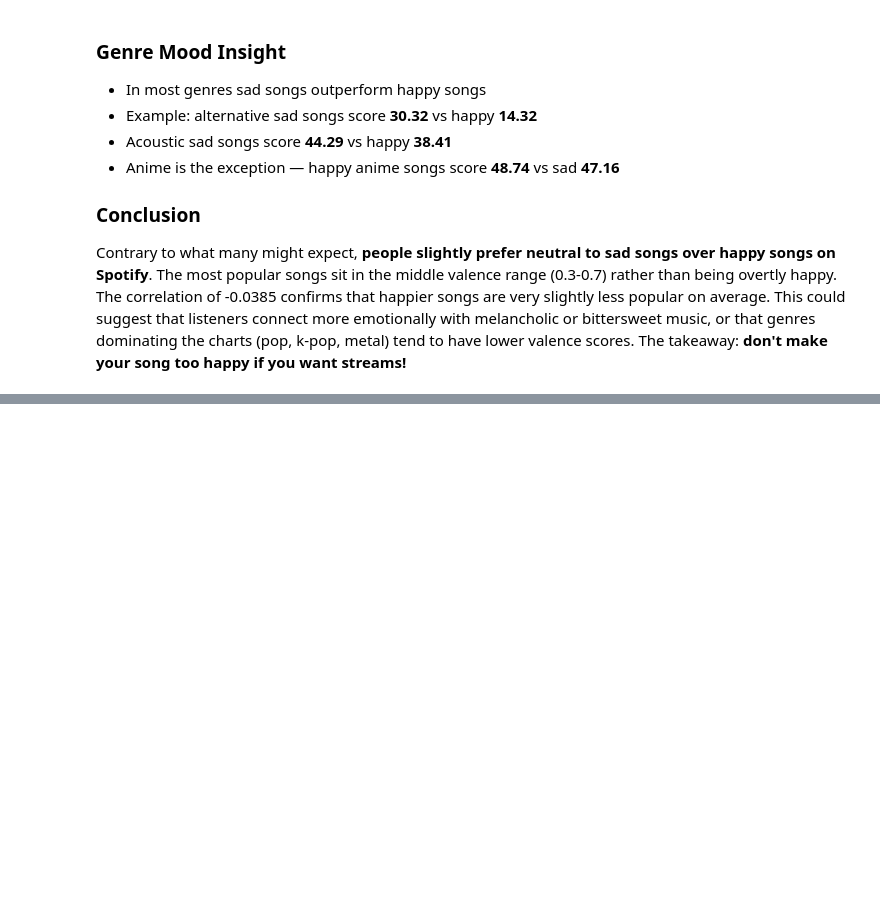
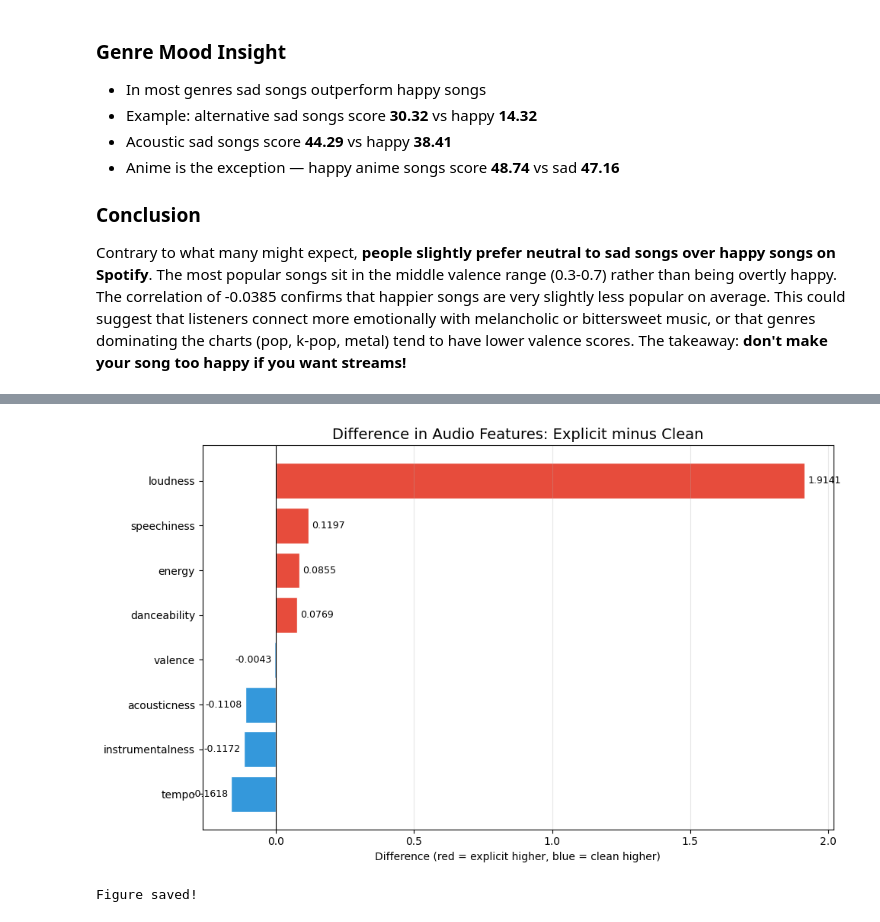
Before and after one commit to Dhumo986/cis4930-sp26-project-group-04, a Jupyter notebook: notebooks/question.ipynb, the cells around one changed output, grey strips where cells are left out. Saved outputs shown, nothing was run; the diff lists cells and outputs as text; code cells hidden in the pictures; blank space fills up the shorter version.

```diff
--- a/notebooks/question.ipynb
+++ b/notebooks/question.ipynb
@@ -414,0 +429,11 @@ The takeaway: **don't make your song too happy if you want streams!**
+# %%
+df['explicit_label'] = df['explicit'].astype(str).map({
+    'True': 'Explicit', 'False': 'Clean',
+    '1': 'Explicit', '0': 'Clean',
+    'true': 'Explicit', 'false': 'Clean'
+})
+
+print("Song count by explicit label:")
+print(df['explicit_label'].value_counts())
+print()
+print(f"Explicit songs make up {df['explicit'].mean()*100:.1f}% of the dataset")
@@ -414,0 +514,20 @@ The takeaway: **don't make your song too happy if you want streams!**
+# %%
+# Difference bar chart: which features differ the most?
+diff = comparison['Difference (Explicit - Clean)'].sort_values()
+colors = ['#E74C3C' if v > 0 else '#3498DB' for v in diff]
+
+fig, ax = plt.subplots(figsize=(10, 6))
+bars = ax.barh(diff.index, diff.values, color=colors, edgecolor='white')
+ax.axvline(0, color='black', linewidth=0.8)
+ax.bar_label(bars, fmt='%.4f', padding=3, fontsize=9)
+ax.set_title('Difference in Audio Features: Explicit minus Clean', fontsize=14)
+ax.set_xlabel('Difference (red = explicit higher, blue = clean higher)')
+ax.grid(axis='x', alpha=0.3)
+
+fig.tight_layout()
+fig.savefig("../figures/explicit_feature_difference.png", dpi=300)
+plt.show()
+print("Figure saved!")
+# %% [output]
+[figure, added]
+Figure saved!
```
Also changed, not shown: parts of 10 cells of this notebook, 5 other files.
